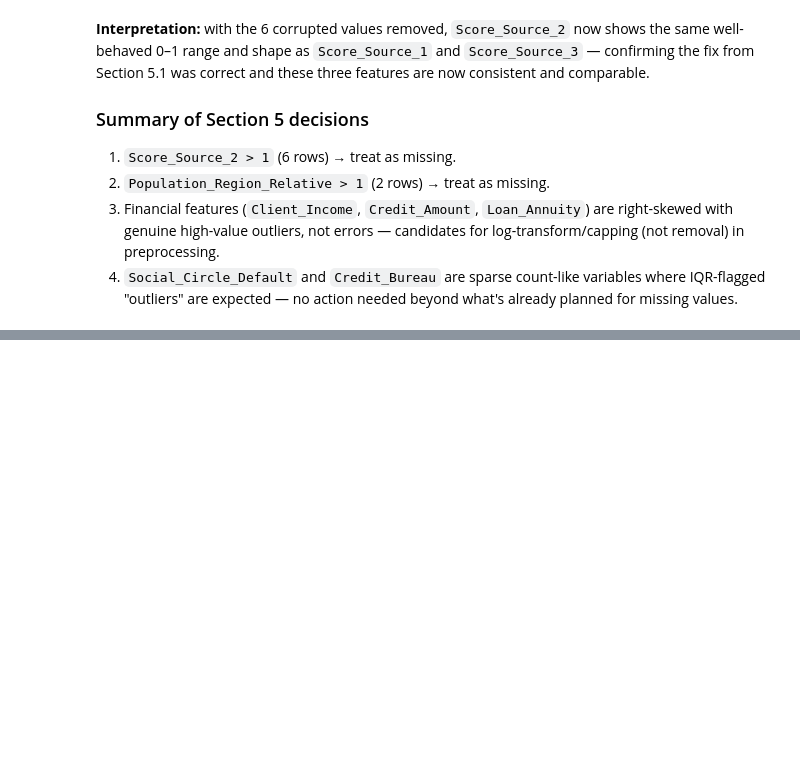
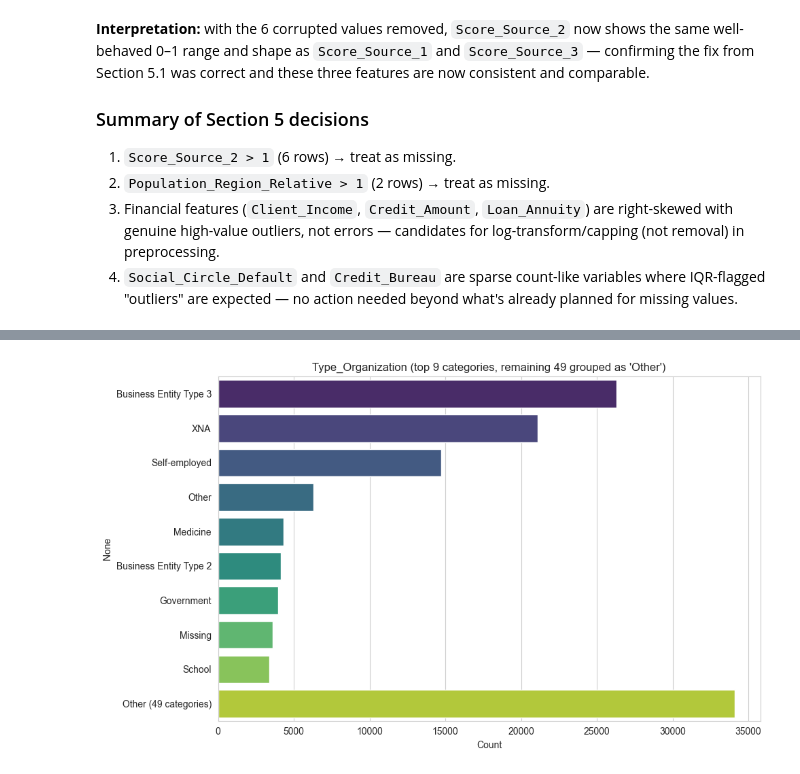
Before and after one commit to Pasiya990/FDM-AutoMobile_Loan_Default_Modelling, a Jupyter notebook: notebooks/02_eda.ipynb, the cells around one changed output, grey strips where cells are left out. Drawn from its saved outputs; the diff is of its cells as text; code cells hidden in the pictures; blank space fills up the shorter version.

```diff
--- a/notebooks/02_eda.ipynb
+++ b/notebooks/02_eda.ipynb
@@ -416,0 +558,17 @@ plt.show()
+# %%
+# Type_Organization has 58 unique categories - group the smaller ones into "Other" purely for readability
+top_n = 9
+org_counts = eda_df['Type_Organization'].fillna('Missing').value_counts()
+top_orgs = org_counts.head(top_n)
+other_count = org_counts.iloc[top_n:].sum()
+org_counts_grouped = pd.concat([top_orgs, pd.Series({'Other (49 categories)': other_count})])
+
+plt.figure(figsize=(10, 6))
+sns.barplot(x=org_counts_grouped.values, y=org_counts_grouped.index, hue=org_counts_grouped.index, palette='viridis', legend=False)
+plt.title(f"Type_Organization (top {top_n} categories, remaining 49 grouped as 'Other')")
+plt.xlabel('Count')
+plt.tight_layout()
+plt.savefig(os.path.join(fig_dir, '06_type_organization_distribution.png'), dpi=150)
+plt.show()
+# %% [output]
+[figure, added]
```
Also changed, not shown: parts of 15 cells of this notebook, 4 other files.
